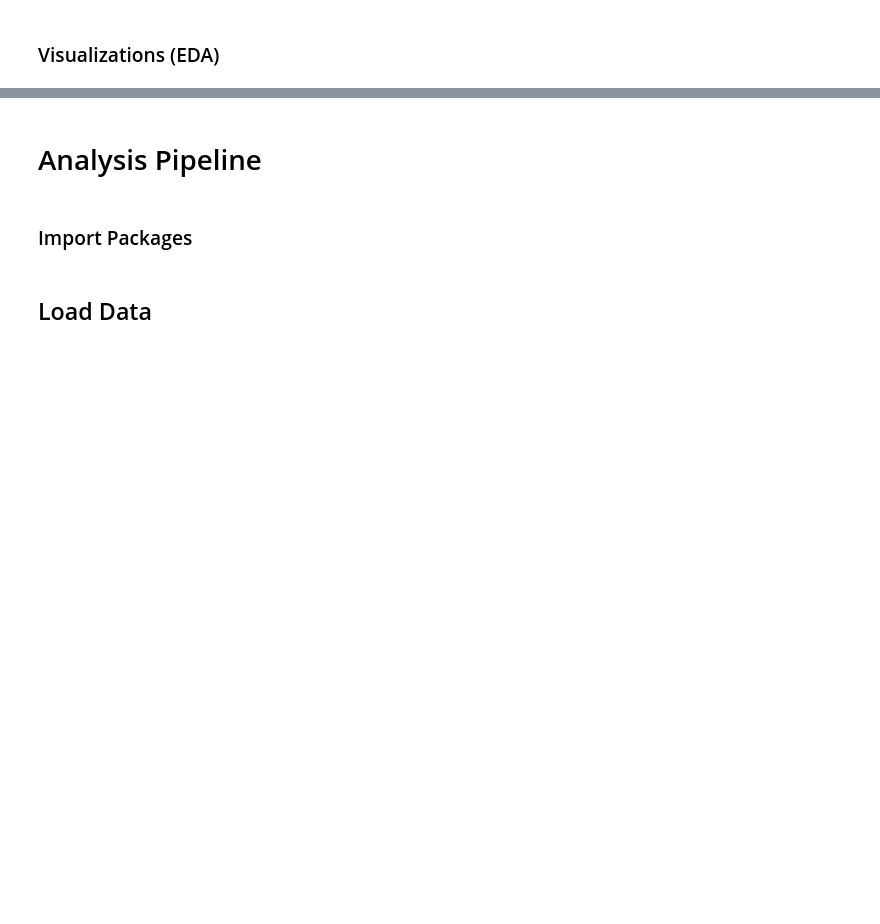
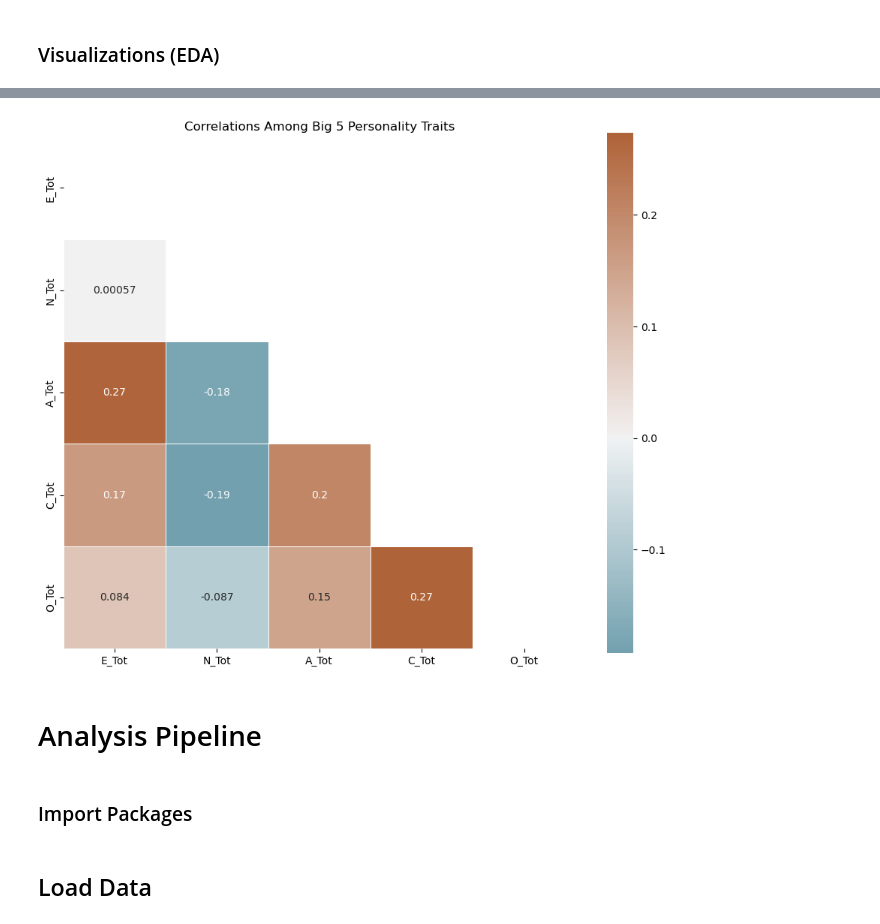
Before and after one commit to ubco-W2022T1-cosc301/project-group23, a Jupyter notebook: notebooks/ungraded/Ella.ipynb, the cells around one changed output, grey strips where cells are left out. Saved outputs shown, nothing was run; the diff lists cells and outputs as text; code cells hidden in the pictures; blank space fills up the shorter version.

```diff
--- a/notebooks/ungraded/Ella.ipynb
+++ b/notebooks/ungraded/Ella.ipynb
@@ -21,5 +21,5 @@ import numpy as np
 import seaborn as sb
 import matplotlib.pyplot as plt
 # %%
-dat_1 = pd.read_csv("../data/raw/data.csv", sep='\t')
+dat_1 = pd.read_csv("../../data/raw/data.csv", sep='\t')
 dat_1
@@ -80,5 +143,5 @@ def reverseScoring(df, high, cols):
     return df
 
 #call function for items that are reverse scored
-dat = reverseScoring(dat_2, 6, cols=["E2", "E4", "E6", "E8", "E10", "N1", "N3", "N5", "N6", "N7", "N8", "N9", "N10", "A1", "A3", "A5", "A7", "C2", "C4", "C6", "C8", "O2", "O4", "O6"])
+dat = reverseScoring(dat_2, 6, cols=["E2", "E4", "E6", "E8", "E10", "N2", "N4", "A1", "A3", "A5", "A7", "C2", "C4", "C6", "C8", "O2", "O4", "O6"])
 dat
@@ -181,6 +281,23 @@ dat.plot.scatter(x = "E_Tot")
 # %%
 sb.violinplot(dat_reduced_g, x="gender", y= "E_Tot", split = True)
 #produces violin plot for each of males and females for one of the factor total scores (e.g., E)
+# %%
+corr = dat_reduced.corr("pearson")
+
+#Hide upper triangle (repeating values, not necessary and makes the figure 'noisier')
+mask = np.triu(np.ones_like(corr, dtype=bool))
+
+# Set up the matplotlib figure
+f, ax = plt.subplots(figsize=(11, 9))
+
+# Generate a custom diverging colormap
+cmap = sb.diverging_palette(220, 2550, as_cmap=True)
+
+# Draw the heatmap with the mask and correct aspect ratio
+heat_map = sb.heatmap(corr, mask=mask, cmap = cmap, annot = True, center=0,
+            square=True, linewidths=.7).set(title = "Correlations Among Big 5 Personality Traits")
+# %% [output]
+[figure, added]
 # %% [markdown]
 # Analysis Pipeline
 # %% [markdown]
```
Also changed, not shown: parts of 14 cells of this notebook, 3 other files.
